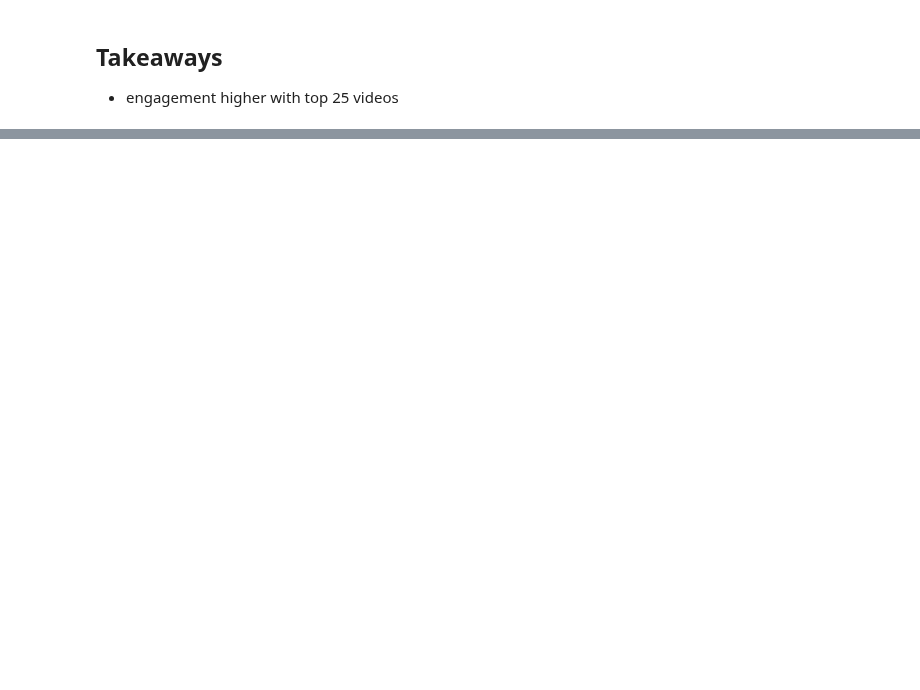
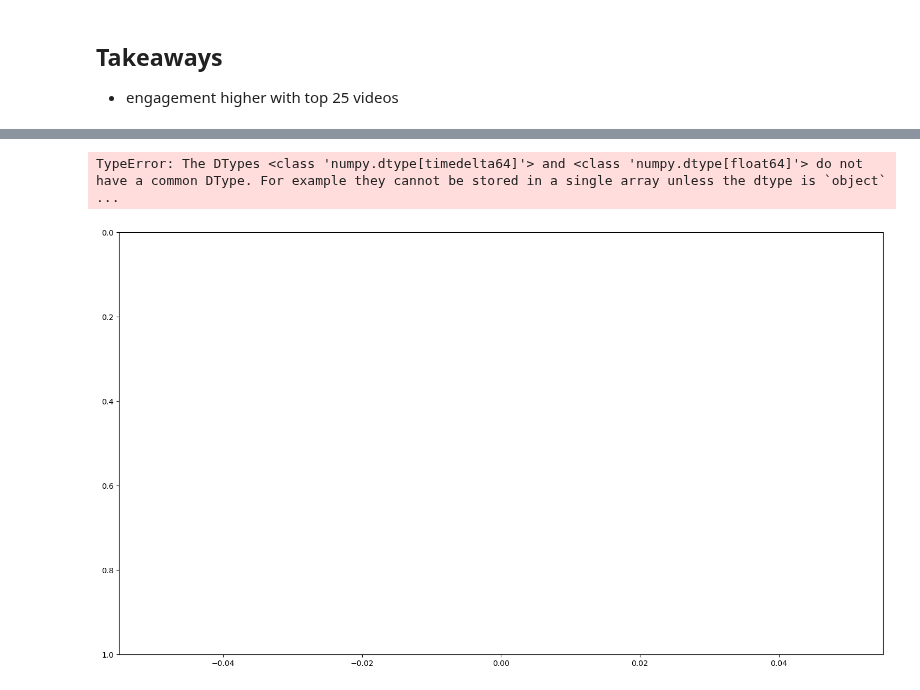
Before and after one commit to Youtube-Data-Analysis/top_200, a Jupyter notebook: shorter_explore.ipynb, the cells around one changed output, grey strips where cells are left out. Cells and saved outputs as stored; diff of their text form; code cells hidden in the pictures; blank space fills up the shorter version.

```diff
--- a/shorter_explore.ipynb
+++ b/shorter_explore.ipynb
@@ -431,0 +627,9 @@ df[df.top_25 != 1].engagement.plot.box()
+# %%
+#the amount of comments effect the amoutn. of views
+plt.figure(figsize=(18,10))
+sns.scatterplot(data=df,x='engagement',y='age')
+plt.title('view per comment_count')
+plt.show()
+# %% [output]
+TypeError: The DTypes <class 'numpy.dtype[timedelta64]'> and <class 'numpy.dtype[float64]'> do not have a common DType. For example they cannot be stored in a single array unless the dtype is `object` ...
+[figure, added]
```
Also changed, not shown: parts of 47 cells of this notebook, 1 other file.
